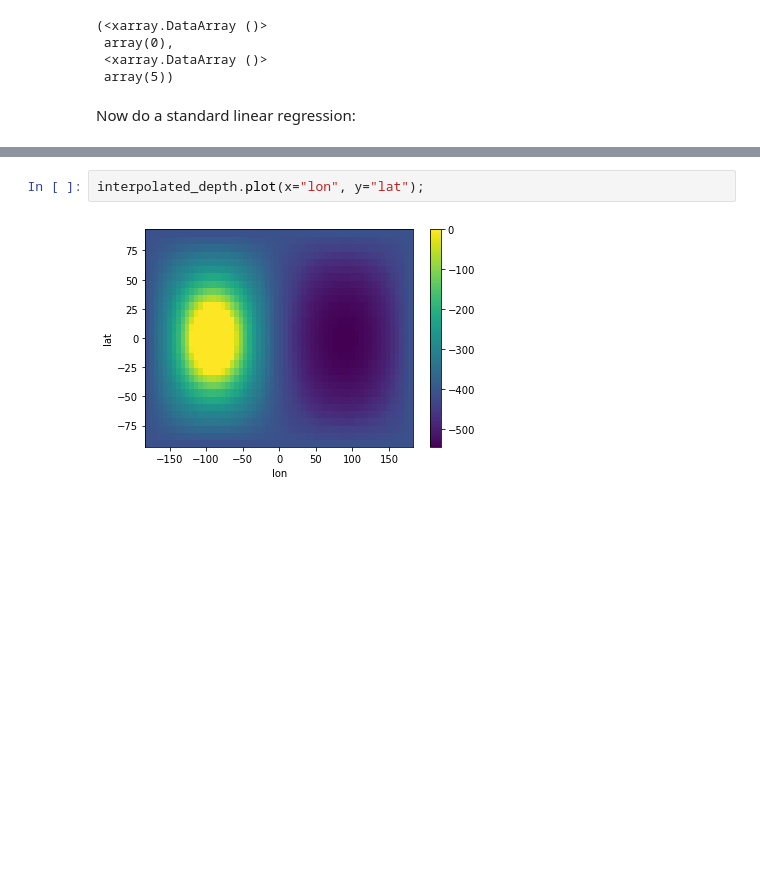
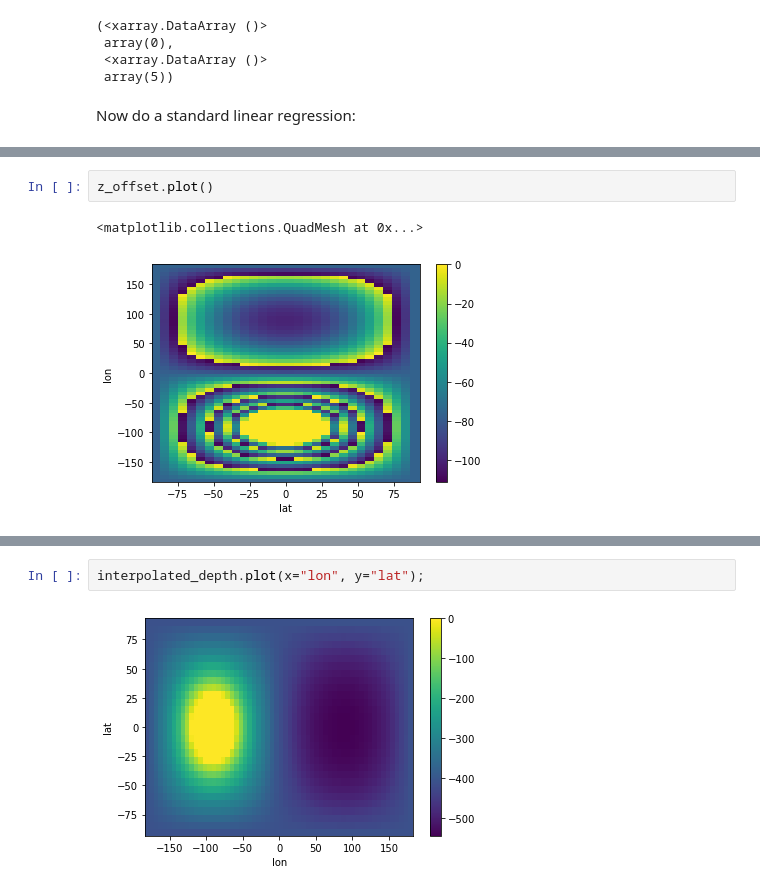
Before and after one commit to willirath/geomar-open-hacky-hour-2021-04, a Jupyter notebook: 2022-04-29/lazy_eval_vertical_interpolation.ipynb, the cells around one changed output, grey strips where cells are left out. Saved outputs shown, nothing was run; the diff lists cells and outputs as text; blank space fills up the shorter version.

```diff
--- a/2022-04-29/lazy_eval_vertical_interpolation.ipynb
+++ b/2022-04-29/lazy_eval_vertical_interpolation.ipynb
@@ -171,0 +158,5 @@ Coordinates:
+# %%
+z_offset.plot()
+# %% [output]
+<matplotlib.collections.QuadMesh at 0x...>
+[figure, added]
```
Also changed, not shown: parts of 19 cells of this notebook.
